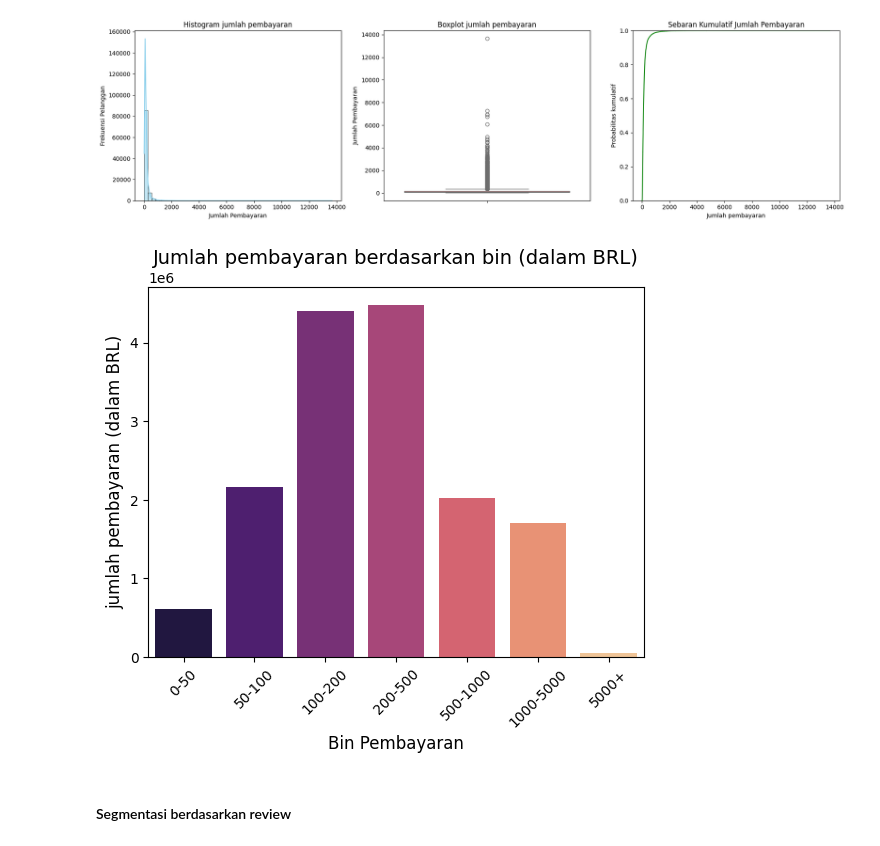
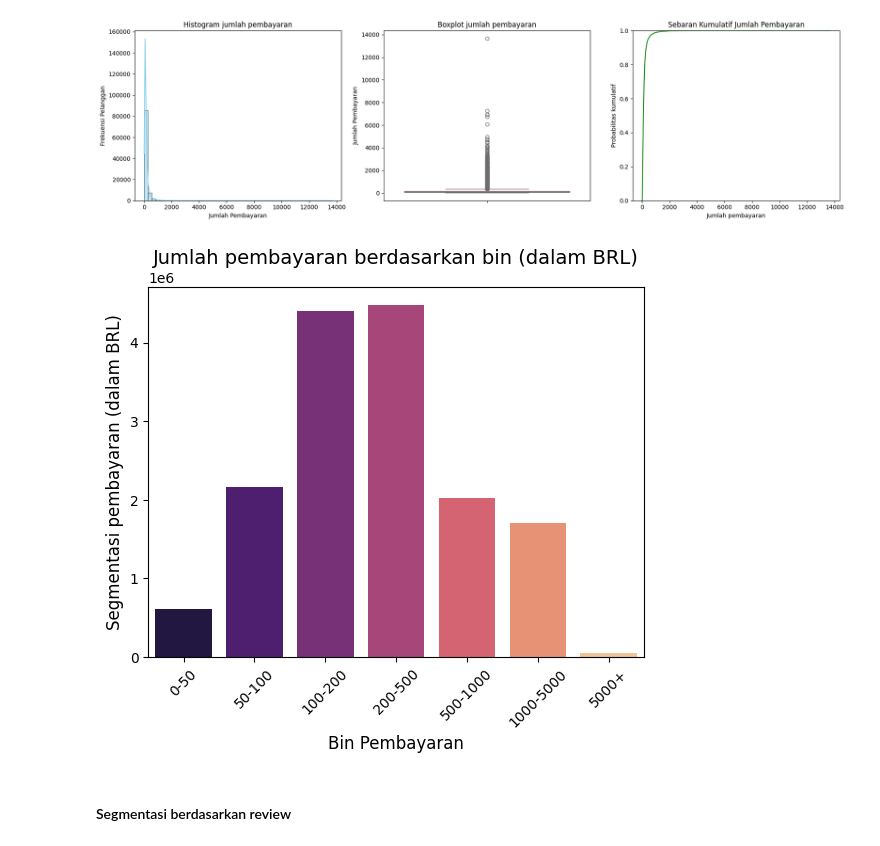
Before and after one commit to mendhiri/dashboard-brazilian-ecommerce, a Jupyter notebook: analysis-notebook.ipynb, the cells around one changed output. Saved outputs shown, nothing was run; the diff lists cells and outputs as text; code cells hidden in the pictures.

```diff
--- a/analysis-notebook.ipynb
+++ b/analysis-notebook.ipynb
@@ -641,12 +830,12 @@ plt.show()
 # %%
 binned = customer_payment[['payment_bin','total_payment']].groupby("payment_bin").agg('sum').reset_index()
 sns.barplot(x=binned['payment_bin'], y=binned['total_payment'],  palette='magma')
 plt.xlabel("Bin Pembayaran", fontsize=12)
-plt.ylabel("jumlah pembayaran (dalam BRL)", fontsize=12)
+plt.ylabel("Segmentasi pembayaran (dalam BRL)", fontsize=12)
 plt.title("Jumlah pembayaran berdasarkan bin (dalam BRL)", fontsize=14)
 plt.xticks(rotation=45)
 plt.show()
 # %% [output]
-[figure, old version]
+[figure, new version]
 # %% [markdown]
 #### Segmentasi berdasarkan review
```
Also changed, not shown: parts of 86 cells of this notebook, 3 other files.
